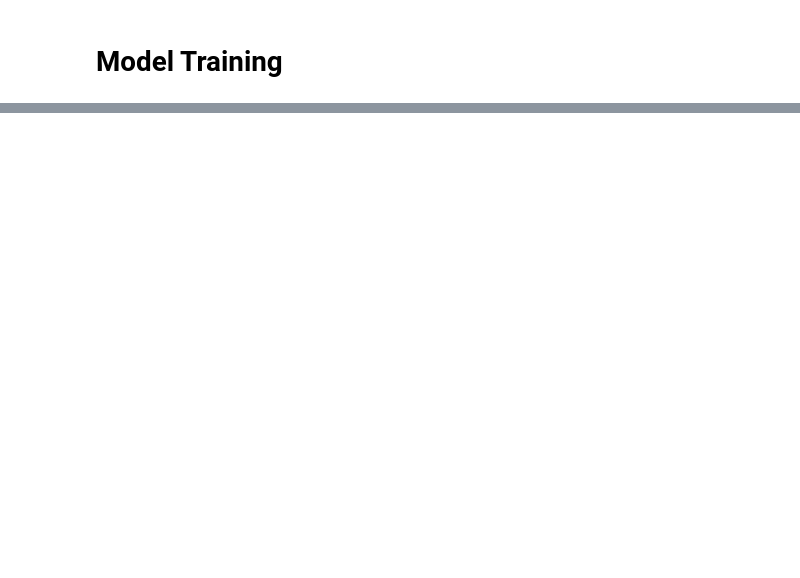
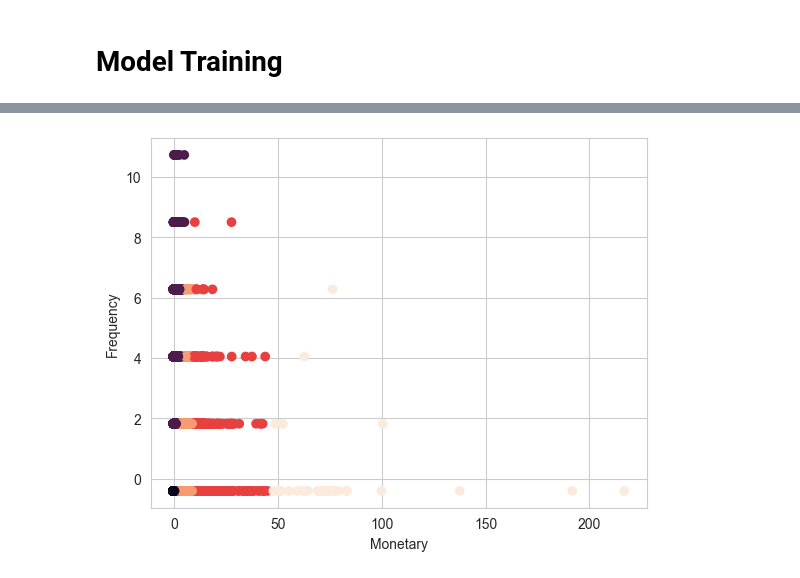
Before and after one commit to vishwasg217/Customer-Segmentation, a Jupyter notebook: notebook/model.ipynb, the cells around one changed output, grey strips where cells are left out. Saved outputs shown, nothing was run; the diff lists cells and outputs as text; code cells hidden in the pictures; blank space fills up the shorter version.

```diff
--- a/notebook/model.ipynb
+++ b/notebook/model.ipynb
@@ -295,0 +254,7 @@ plt.show()
+# %%
+plt.scatter(rfm_scaled['M'], rfm_scaled['F'], c=rfm_scaled['labels'])
+plt.xlabel('Monetary')
+plt.ylabel('Frequency')
+plt.show()
+# %% [output]
+[figure, added]
```
Also changed, not shown: parts of 45 cells of this notebook, 5 other files.
